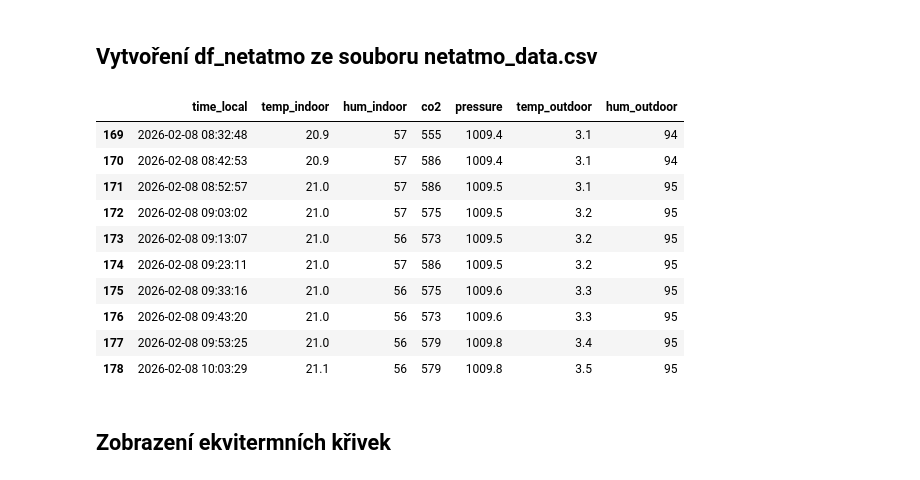
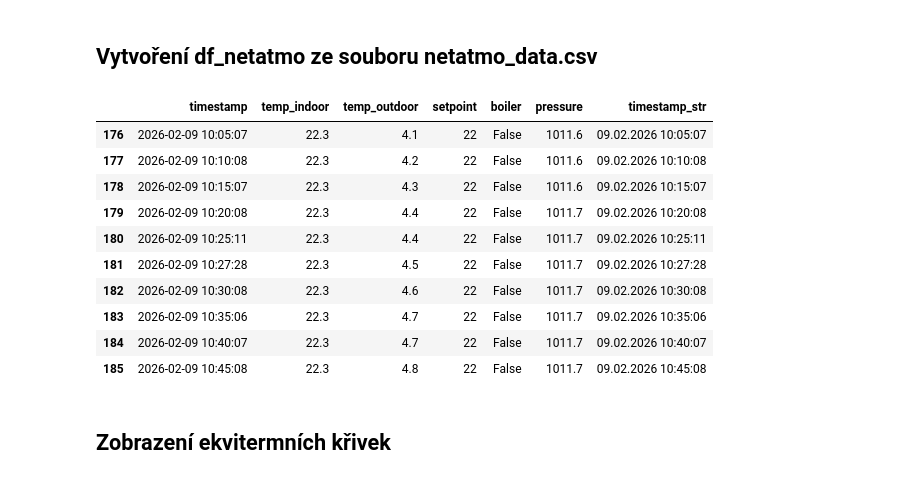
Before and after one commit to MarekCoderslab/Teploty_kotle, a Jupyter notebook: Teplota_kotle.ipynb, the cells around one changed output. Saved outputs shown, nothing was run; the diff lists cells and outputs as text; code cells hidden in the pictures.

```diff
--- a/Teplota_kotle.ipynb
+++ b/Teplota_kotle.ipynb
@@ -31,41 +32,33 @@ df_plot.tail(20)
 # %%
 import pandas as pd
 
 # Cesta k souboru
-path = "/Users/Marek/Library/Mobile Documents/com~apple~CloudDocs/Documents/GitHub/Teploty_kotle/netatmo_data.csv"
+path = "/Users/Marek/Library/Mobile Documents/com~apple~CloudDocs/Documents/GitHub/Teploty_kotle/netatmo_climate.csv"
 
 # Načtení dat - tentokrát bez skiprows, protože data začínají hned
 df_netatmo = pd.read_csv(path)
 
-# Převod sloupce timestamp na skutečný formát datumu a času
-df_netatmo["timestamp"] = pd.to_datetime(df_netatmo["timestamp"])
+# 1) převod z UNIX sekund na datetime
+df_netatmo["timestamp"] = pd.to_datetime(df_netatmo["timestamp"], unit="s")
 
-# Přejmenování sloupců pro lepší přehlednost (volitelné, názvy už jsou dobré)
-# Pokud ti vyhovují stávající, tento blok můžeš smazat
-df_netatmo.columns = [
-    "time_local",
-    "temp_indoor",
-    "hum_indoor",
-    "co2",
-    "pressure",
-    "temp_outdoor",
-    "hum_outdoor"
-]
+# 2) pokud chceš formátovaný textový sloupec
+df_netatmo["timestamp_str"] = df_netatmo["timestamp"].dt.strftime("%d.%m.%Y %H:%M:%S")
+
 
 # Ukázka dat
 df_netatmo.tail(10)
 # %% [output]
-|  | time_local | temp_indoor | hum_indoor | co2 | pressure | temp_outdoor | hum_outdoor |
-| 169 | 2026-02-08 08:32:48 | 20.9 | 57 | 555 | 1009.4 | 3.1 | 94 |
-| 170 | 2026-02-08 08:42:53 | 20.9 | 57 | 586 | 1009.4 | 3.1 | 94 |
-| 171 | 2026-02-08 08:52:57 | 21.0 | 57 | 586 | 1009.5 | 3.1 | 95 |
-| 172 | 2026-02-08 09:03:02 | 21.0 | 57 | 575 | 1009.5 | 3.2 | 95 |
-| 173 | 2026-02-08 09:13:07 | 21.0 | 56 | 573 | 1009.5 | 3.2 | 95 |
-| 174 | 2026-02-08 09:23:11 | 21.0 | 57 | 586 | 1009.5 | 3.2 | 95 |
-| 175 | 2026-02-08 09:33:16 | 21.0 | 56 | 575 | 1009.6 | 3.3 | 95 |
-| 176 | 2026-02-08 09:43:20 | 21.0 | 56 | 573 | 1009.6 | 3.3 | 95 |
-| 177 | 2026-02-08 09:53:25 | 21.0 | 56 | 579 | 1009.8 | 3.4 | 95 |
-| 178 | 2026-02-08 10:03:29 | 21.1 | 56 | 579 | 1009.8 | 3.5 | 95 |
+|  | timestamp | temp_indoor | temp_outdoor | setpoint | boiler | pressure | timestamp_str |
+| 176 | 2026-02-09 10:05:07 | 22.3 | 4.1 | 22 | False | 1011.6 | 09.02.2026 10:05:07 |
+| 177 | 2026-02-09 10:10:08 | 22.3 | 4.2 | 22 | False | 1011.6 | 09.02.2026 10:10:08 |
+| 178 | 2026-02-09 10:15:07 | 22.3 | 4.3 | 22 | False | 1011.6 | 09.02.2026 10:15:07 |
+| 179 | 2026-02-09 10:20:08 | 22.3 | 4.4 | 22 | False | 1011.7 | 09.02.2026 10:20:08 |
+| 180 | 2026-02-09 10:25:11 | 22.3 | 4.4 | 22 | False | 1011.7 | 09.02.2026 10:25:11 |
+| 181 | 2026-02-09 10:27:28 | 22.3 | 4.5 | 22 | False | 1011.7 | 09.02.2026 10:27:28 |
+| 182 | 2026-02-09 10:30:08 | 22.3 | 4.6 | 22 | False | 1011.7 | 09.02.2026 10:30:08 |
+| 183 | 2026-02-09 10:35:06 | 22.3 | 4.7 | 22 | False | 1011.7 | 09.02.2026 10:35:06 |
+| 184 | 2026-02-09 10:40:07 | 22.3 | 4.7 | 22 | False | 1011.7 | 09.02.2026 10:40:07 |
+| 185 | 2026-02-09 10:45:08 | 22.3 | 4.8 | 22 | False | 1011.7 | 09.02.2026 10:45:08 |
 # %% [markdown]
 ## Zobrazení ekvitermních křivek
 # %%
```
Also changed, not shown: parts of 9 cells of this notebook, 4 other files.
